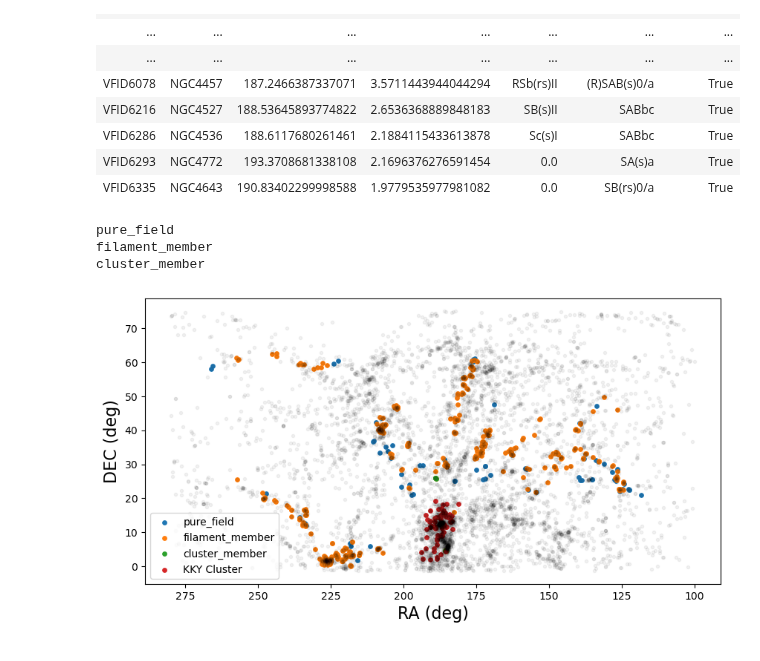
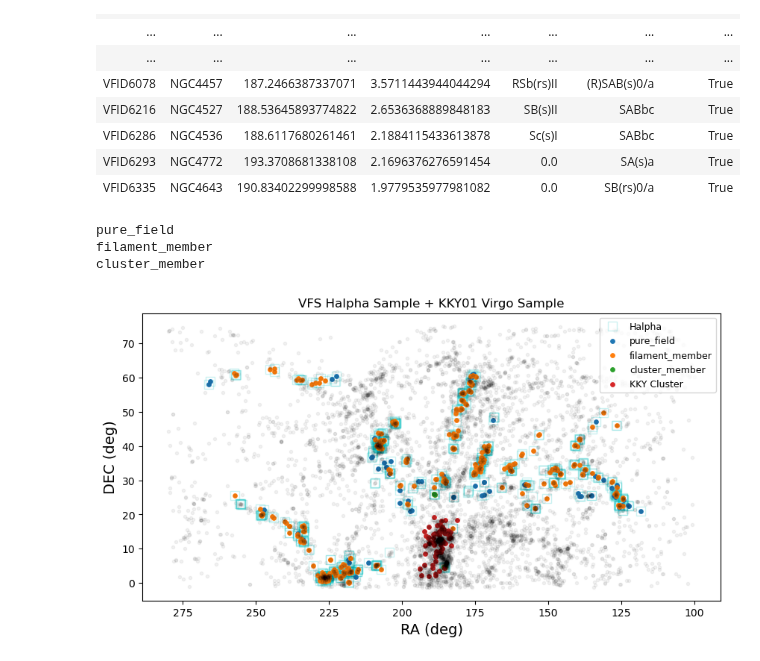
Before and after one commit to rfinn/havirgo, a Jupyter notebook: notebooks/virgo-cluster-isolated-dev.ipynb, the cells around one changed output. Saved outputs shown, nothing was run; the diff lists cells and outputs as text; code cells hidden in the pictures.

Commit message:
- incorporating Becky's cluster sample

```diff
--- a/notebooks/virgo-cluster-isolated-dev.ipynb
+++ b/notebooks/virgo-cluster-isolated-dev.ipynb
@@ -130,32 +130,38 @@ Table length=64
 | VFID6293 | NGC4772 | 193.3708681338108 | 2.1696376276591454 | 0.0 | SA(s)a | True |
 | VFID6335 | NGC4643 | 190.83402299998588 | 1.9779535977981082 | 0.0 | SB(rs)0/a | True |
 # %%
-# plot
+# plot subsamples
 
 plt.figure(figsize=(10,5))
 
+# plot full VFS sample as background
 plt.plot(v.main['RA'],v.main['DEC'],'k.',alpha=.05)
+
+# plot full Halpha Sample with cyan boxes
+flag = v.main['HAobsflag']
+plt.plot(v.main['RA'][flag],v.main['DEC'][flag],'cs',mfc='None',markersize=9,alpha=.2, label='Halpha',zorder=0)
+
 envs = ['pure_field','filament_member','cluster_member']
 for e in envs:
     print(e)
     flag = v.env[e] & v.main['HAobsflag']
     plt.scatter(v.main['RA'][flag], v.main['DEC'][flag], label=e,s=15)
 
 
 # READ IN MATCHED CLUSTER SAMPLE
 vcluster = Table.read('vf_v2_koopmann_sample.fits')
 flag = vcluster['kmatchflag']
 plt.scatter(vcluster['RA'][flag],vcluster['DEC'][flag],label='KKY Cluster',s=15)
 plt.gca().invert_xaxis()
-plt.legend()
+plt.legend(loc='upper right',fontsize=9)
 
-plt.xlabel('RA (deg)', fontsize=16)
-plt.ylabel('DEC (deg)', fontsize=16)
+plt.xlabel('RA (deg)', fontsize=14)
+plt.ylabel('DEC (deg)', fontsize=14)
 
-
+plt.title("VFS Halpha Sample + KKY01 Virgo Sample")
 plt.show()
 # %% [output]
 pure_field
 filament_member
 cluster_member
-[figure, old version]
+[figure, new version]
```
